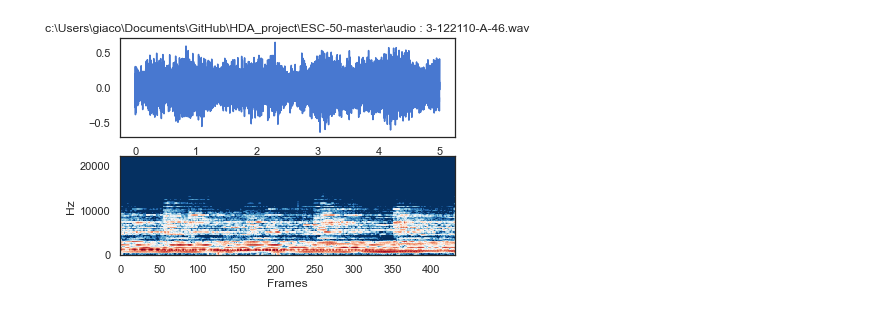
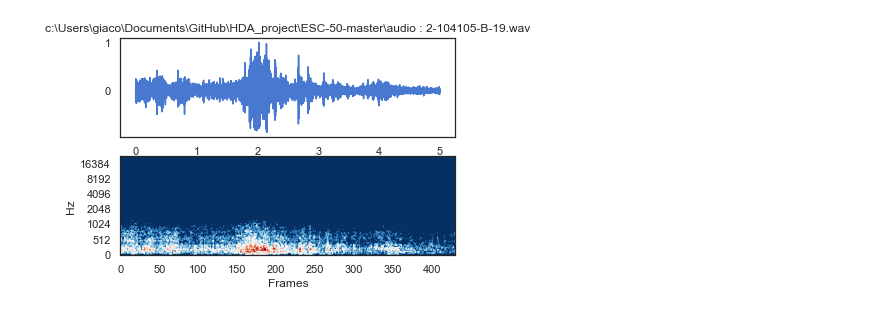
Before and after one commit to MaatVO/Environmental-Sound-Classification, a Jupyter notebook: esc50_analysis.ipynb, the cells around one changed output. Cells and saved outputs as stored; diff of their text form; code cells hidden in the pictures.

```diff
--- a/esc50_analysis.ipynb
+++ b/esc50_analysis.ipynb
@@ -59,9 +59,9 @@ class Clip:
     #     self.mfcc = librosa.feature.mfcc(S=self.logamplitude, n_mfcc=13).transpose()
 
     def _compute_mfcc(self, audio):
-    # MFCC computation with default settings (2048 FFT window length, 512 hop length, 128 bands)
+        # MFCC computation with default settings (2048 FFT window length, 512 hop length, 128 bands)
         self.melspectrogram = librosa.feature.melspectrogram(y=audio.raw, sr=Clip.RATE, hop_length=Clip.FRAME)
-        self.logamplitude = librosa.amplitude_to_db(self.melspectrogram)
+        self.logamplitude = librosa.amplitude_to_db(self.melspectrogram, ref=np.max)
         self.mfcc = librosa.feature.mfcc(S=self.logamplitude, n_mfcc=13).transpose()
 
 
@@ -93,18 +93,32 @@ random.seed(20150420)
 # %%
 import IPython.display
 
-all_recordings = glob.glob('ESC-50-master\\audio\\*.wav')
+# all_recordings = glob.glob('ESC-50-master/audio/*.wav')
+# ESC-50-master\audio\2-104105-B-19.wav
+all_recordings = glob.glob('ESC-50-master/audio/2-104105-B-19.wav')
 clip = Clip(all_recordings[random.randint(0, len(all_recordings) - 1)])
 
 with clip.audio as audio:
     plt.subplot(2, 1, 1)
     plt.title('{0} : {1}'.format(clip.category, clip.filename))
     plt.plot(np.arange(0, len(audio.raw)) / 44100.0, audio.raw)
 
     plt.subplot(2, 1, 2)
-    librosa.display.specshow(clip.logamplitude, sr=44100, x_axis='frames', y_axis='linear', cmap='RdBu_r')
+    librosa.display.specshow(clip.logamplitude, sr=44100, x_axis='frames', y_axis='mel', cmap='RdBu_r')
+    # change the height of the figure
+
+# with clip.audio as audio:
+#     plt.subplot(2, 1, 1)
+#     plt.title('{0} : {1}'.format(clip.category, clip.filename))
+#     plt.plot(np.arange(0, len(audio.raw)) / 44100.0, audio.raw)
+
+#     plt.subplot(2, 1, 2)
+#     librosa.display.specshow(clip.logamplitude, sr=44100, x_axis='frames', y_axis='mel', cmap='RdBu_r')
+#     plt.colorbar(format="%+2.0f dB")
+
+# plt.show()
 
 IPython.display.Audio(filename=clip.path, rate=Clip.RATE)
 # %% [output]
 [interactive output not drawn]
-[figure, old version]
+[figure, new version]
```
Also changed, not shown: parts of 4 cells of this notebook.
